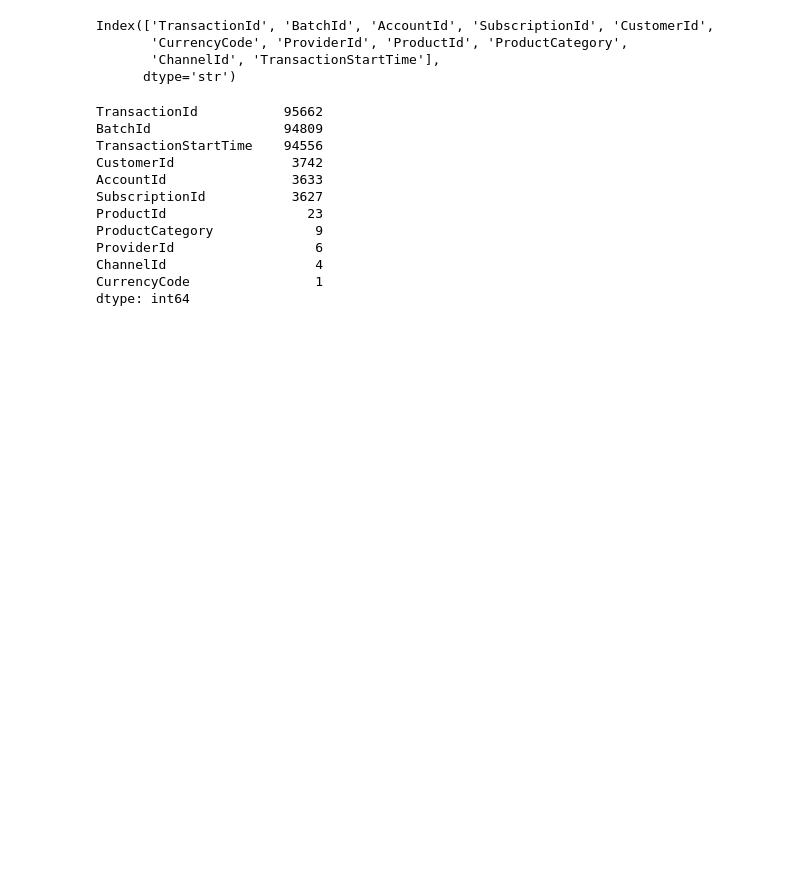
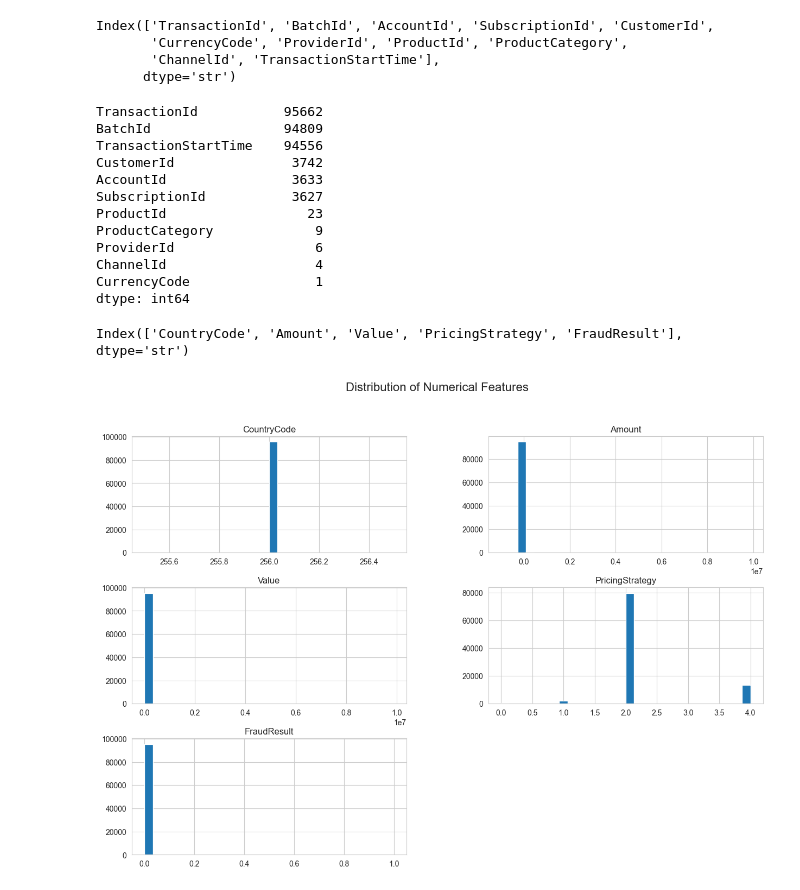
Before and after one commit to Bilen189/credit-risk-model, a Jupyter notebook: notebooks/eda.ipynb, the cells around one changed output. Cells and saved outputs as stored; diff of their text form; code cells hidden in the pictures; blank space fills up the shorter version.

Commit message:
Add numerical feature distribution analysis

```diff
--- a/notebooks/eda.ipynb
+++ b/notebooks/eda.ipynb
@@ -157,3 +157,23 @@ ProviderId                  6
 ChannelId                   4
 CurrencyCode                1
 dtype: int64
+# %%
+# Select numerical columns
+numerical_columns = df.select_dtypes(include=['int64', 'float64']).columns
+
+numerical_columns
+# %% [output]
+Index(['CountryCode', 'Amount', 'Value', 'PricingStrategy', 'FraudResult'], dtype='str')
+# %%
+# Plot histograms for numerical features
+
+df[numerical_columns].hist(
+    figsize=(15, 10),
+    bins=30
+)
+
+plt.suptitle("Distribution of Numerical Features", fontsize=16)
+
+plt.show()
+# %% [output]
+[figure, added]
```
Also changed, not shown: parts of 1 cell of this notebook.
